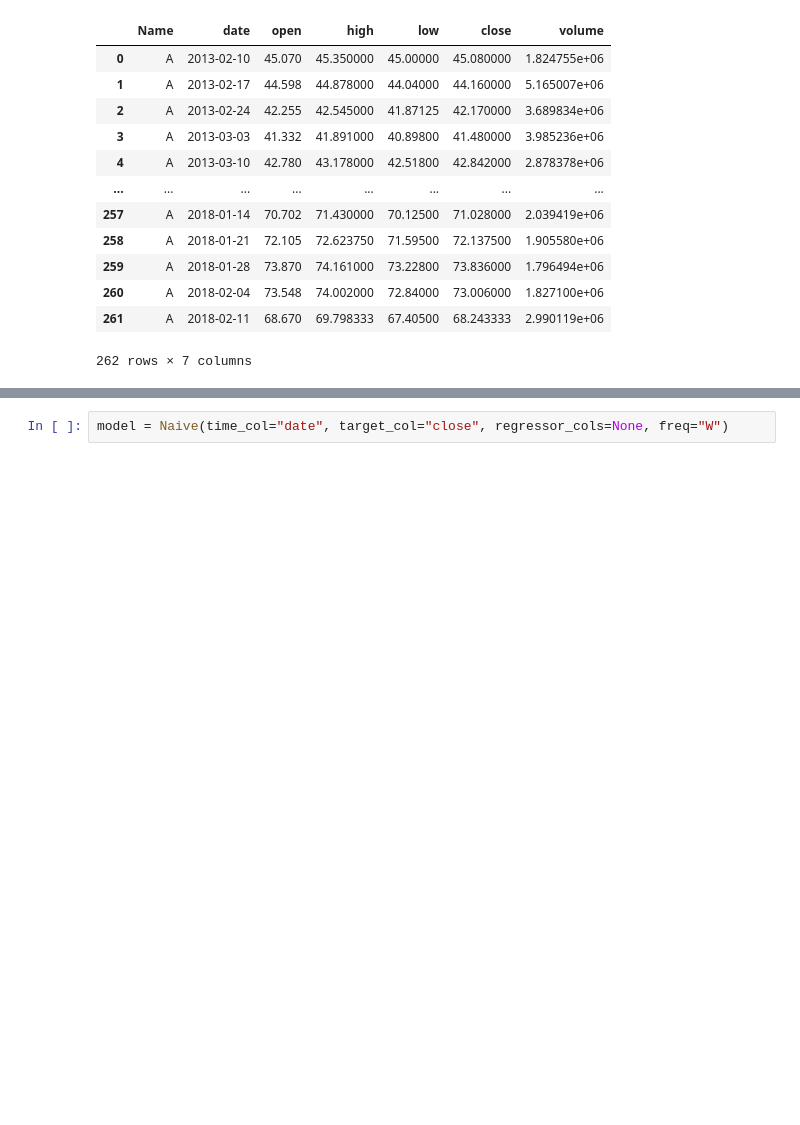
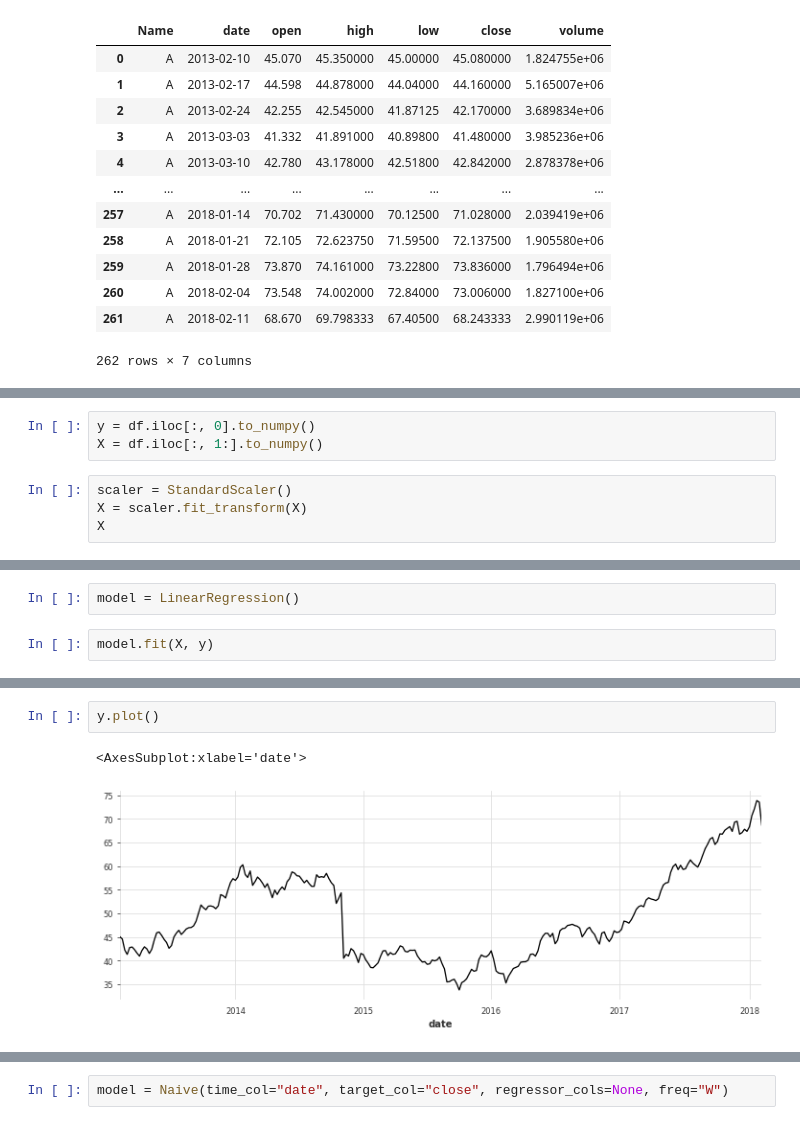
Before and after one commit to coldwhitewinters/tstools, a Jupyter notebook: notebook/tstools-Copy1.ipynb, the cells around one changed output, grey strips where cells are left out. Cells and saved outputs as stored; diff of their text form; blank space fills up the shorter version.

```diff
--- a/notebook/tstools-Copy1.ipynb
+++ b/notebook/tstools-Copy1.ipynb
@@ -138,0 +317,7 @@ from tstools.forecast.univariate import AutoARIMA
+# %%
+y = df.iloc[:, 0].to_numpy()
+X = df.iloc[:, 1:].to_numpy()
+# %%
+scaler = StandardScaler()
+X = scaler.fit_transform(X)
+X
@@ -138,0 +338,4 @@ from tstools.forecast.univariate import AutoARIMA
+# %%
+model = LinearRegression()
+# %%
+model.fit(X, y)
@@ -138,0 +602,5 @@ from tstools.forecast.univariate import AutoARIMA
+# %%
+y.plot()
+# %% [output]
+<AxesSubplot:xlabel='date'>
+[figure, added]
```
Also changed, not shown: parts of 61 cells of this notebook, 4 other files.
